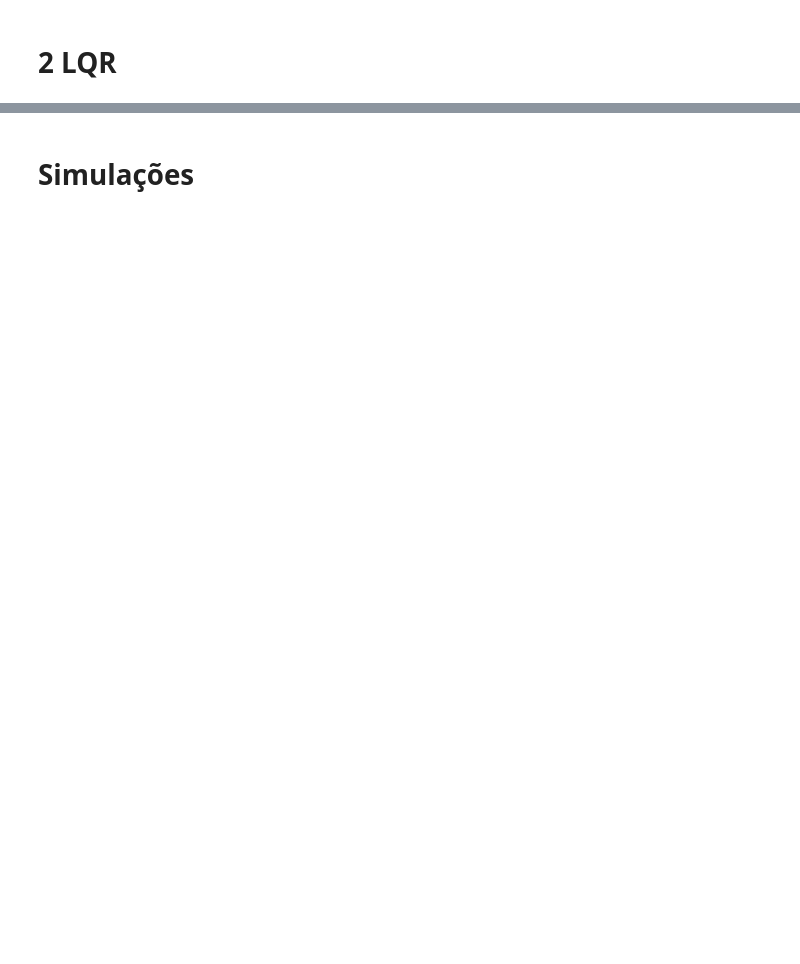
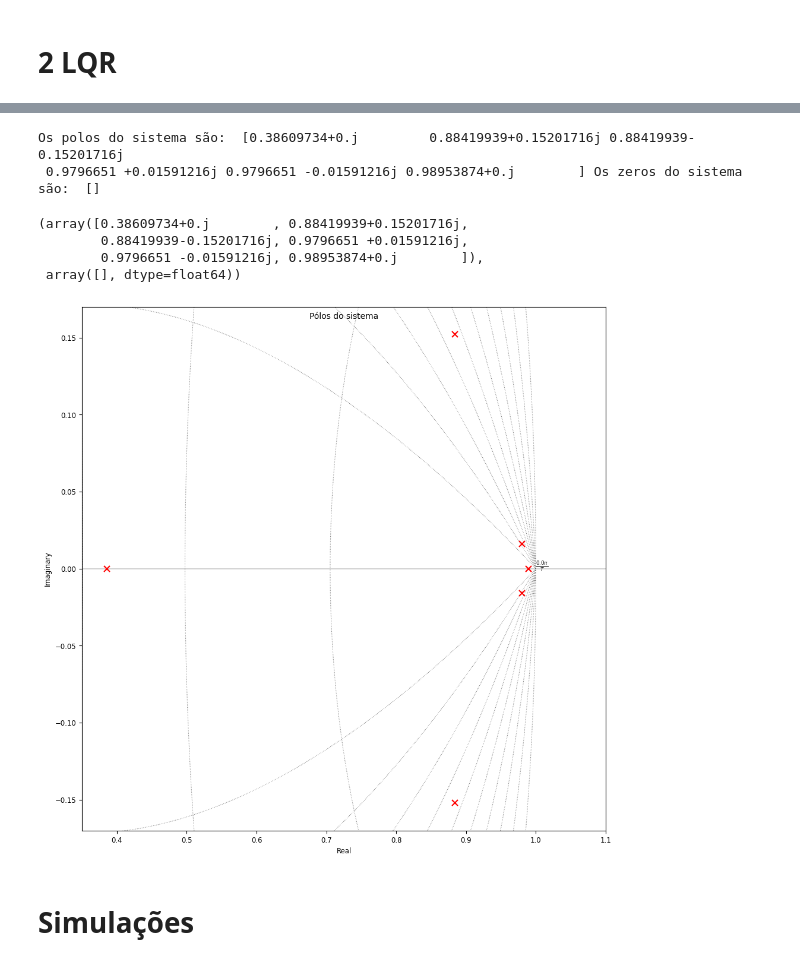
Before and after one commit to thebrendonbarbosa/Projeto_TCC_DPI_Thalyson, a Jupyter notebook: scripts/Controladores/LQR/LQR_duplo_pêndulo.ipynb, the cells around one changed output, grey strips where cells are left out. Cells and saved outputs as stored; diff of their text form; code cells hidden in the pictures; blank space fills up the shorter version.

```diff
--- a/scripts/Controladores/LQR/LQR_duplo_pêndulo.ipynb
+++ b/scripts/Controladores/LQR/LQR_duplo_pêndulo.ipynb
@@ -123,3 +160,22 @@ Wip = ct.ss(Ac, Bc, Cc, Dc,Ts)
+# %%
+# Polos do sistema
+polos = ct.poles(Wip)
+zeros_s = ct.zeros(Wip)
+print('Os polos do sistema são: ', polos \
+    , 'Os zeros do sistema são: ',zeros_s)
+# %% [output]
+Os polos do sistema são:  [0.38609734+0.j         0.88419939+0.15201716j 0.88419939-0.15201716j
+ 0.9796651 +0.01591216j 0.9796651 -0.01591216j 0.98953874+0.j        ] Os zeros do sistema são:  []
+# %%
+# Pólos do sistema
+plt.figure(figsize=(9, 9))
+ct.pzmap(Wip ,plot=True,title ='Pólos do sistema',grid=True,marker_color='r',marker_size=7,xlim=[0.35,1.1],ylim=[-0.17,0.17],scaling=True)
+# %% [output]
+(array([0.38609734+0.j        , 0.88419939+0.15201716j,
+        0.88419939-0.15201716j, 0.9796651 +0.01591216j,
+        0.9796651 -0.01591216j, 0.98953874+0.j        ]),
+ array([], dtype=float64))
+[figure, added]
 # %% [markdown]
 # Simulações
 # %%
```
Also changed, not shown: parts of 13 cells of this notebook, 3 other files.
